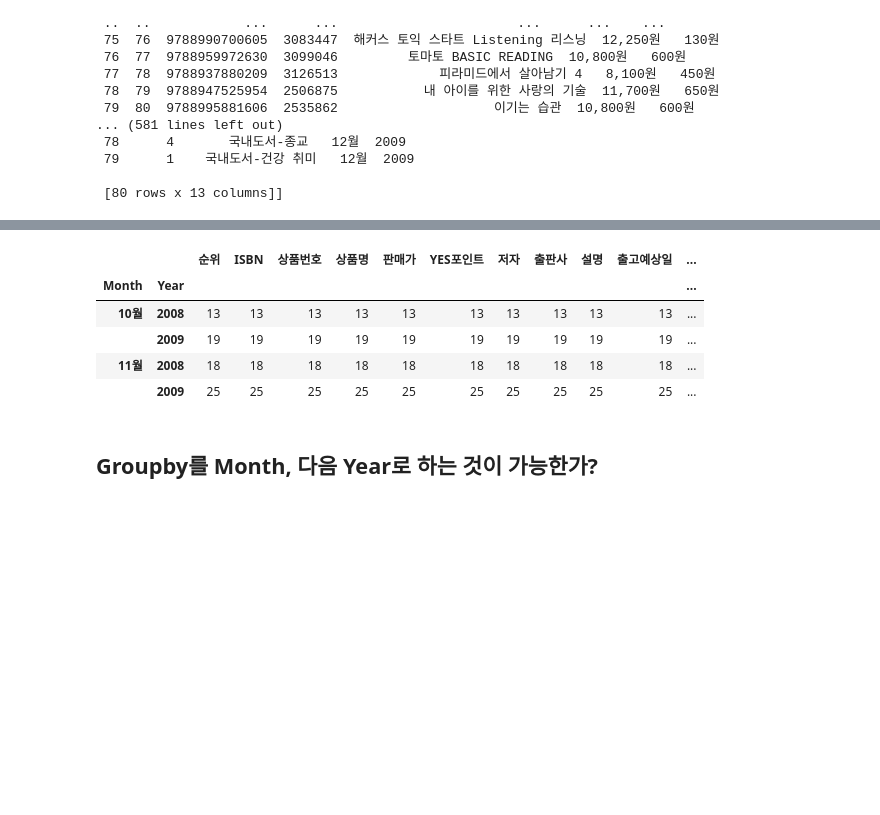
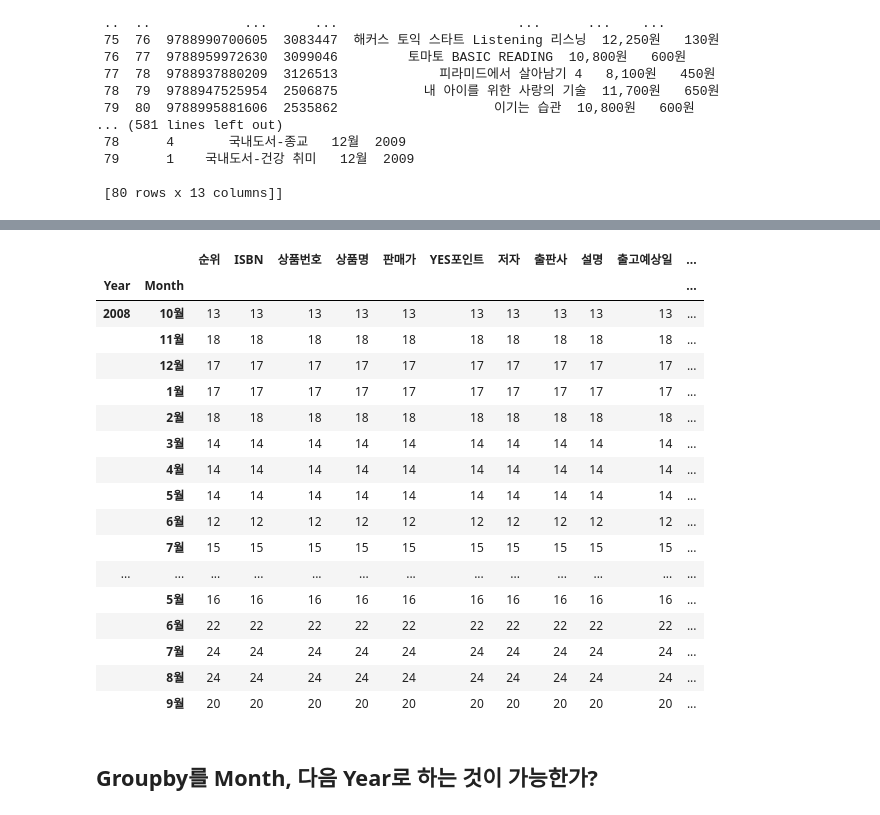
Before and after one commit to twg12/Bestseller-Analysis, a Jupyter notebook: Yes24 Bestseller/Total.ipynb, the cells around one changed output, grey strips where cells are left out. Drawn from its saved outputs; the diff is of its cells as text; code cells hidden in the pictures; blank space fills up the shorter version.

```diff
--- a/Yes24 Bestseller/Total.ipynb
+++ b/Yes24 Bestseller/Total.ipynb
@@ -193,8 +193,8 @@ List_2009
 
  [80 rows x 13 columns]]
 # %%
-Total = pd.concat([Yes24_2008, Yes24_2009], sort = False)
-Total.head(1)
+Two = pd.concat([Yes24_2008, Yes24_2009], sort = False)
+Two.head()
 # %% [output]
 |  | 순위 | ISBN | 상품번호 | 상품명 | 판매가 | YES포인트 | 저자 | 출판사 | 설명 | 출고예상일 | 관리분류 | ... |
 | 0 | 1 | 9.788984e+12 | 2742402 | 해리포터와 죽음의 성물 4 | 7,650원 | 420원 | J.K. 롤링/최인자 | 문학수첩 | 1997년부터 2007년까지, 무려 10년이라는 긴 시간 끝... | 4 | 국내도서-소설/시/희곡 | ... |
@@ -201,12 +205,24 @@ Total.head(1)
 # %%
-Total[Total["관리분류"] == '국내도서-소설/시/희곡'].groupby(['Month', 'Year']).count().head(4)
+Total[Total["관리분류"] == '국내도서-소설/시/희곡'].groupby(['Year', 'Month']).count()
 # %% [output]
 |  |  | 순위 | ISBN | 상품번호 | 상품명 | 판매가 | YES포인트 | 저자 | 출판사 | 설명 | 출고예상일 | ... |
-| Month | Year |  |  |  |  |  |  |  |  |  |  | ... |
-| 10월 | 2008 | 13 | 13 | 13 | 13 | 13 | 13 | 13 | 13 | 13 | 13 | ... |
-|  | 2009 | 19 | 19 | 19 | 19 | 19 | 19 | 19 | 19 | 19 | 19 | ... |
-| 11월 | 2008 | 18 | 18 | 18 | 18 | 18 | 18 | 18 | 18 | 18 | 18 | ... |
-|  | 2009 | 25 | 25 | 25 | 25 | 25 | 25 | 25 | 25 | 25 | 25 | ... |
+| Year | Month |  |  |  |  |  |  |  |  |  |  | ... |
+| 2008 | 10월 | 13 | 13 | 13 | 13 | 13 | 13 | 13 | 13 | 13 | 13 | ... |
+|  | 11월 | 18 | 18 | 18 | 18 | 18 | 18 | 18 | 18 | 18 | 18 | ... |
+|  | 12월 | 17 | 17 | 17 | 17 | 17 | 17 | 17 | 17 | 17 | 17 | ... |
+|  | 1월 | 17 | 17 | 17 | 17 | 17 | 17 | 17 | 17 | 17 | 17 | ... |
+|  | 2월 | 18 | 18 | 18 | 18 | 18 | 18 | 18 | 18 | 18 | 18 | ... |
+|  | 3월 | 14 | 14 | 14 | 14 | 14 | 14 | 14 | 14 | 14 | 14 | ... |
+|  | 4월 | 14 | 14 | 14 | 14 | 14 | 14 | 14 | 14 | 14 | 14 | ... |
+|  | 5월 | 14 | 14 | 14 | 14 | 14 | 14 | 14 | 14 | 14 | 14 | ... |
+|  | 6월 | 12 | 12 | 12 | 12 | 12 | 12 | 12 | 12 | 12 | 12 | ... |
+|  | 7월 | 15 | 15 | 15 | 15 | 15 | 15 | 15 | 15 | 15 | 15 | ... |
+| ... | ... | ... | ... | ... | ... | ... | ... | ... | ... | ... | ... | ... |
+|  | 5월 | 16 | 16 | 16 | 16 | 16 | 16 | 16 | 16 | 16 | 16 | ... |
+|  | 6월 | 22 | 22 | 22 | 22 | 22 | 22 | 22 | 22 | 22 | 22 | ... |
+|  | 7월 | 24 | 24 | 24 | 24 | 24 | 24 | 24 | 24 | 24 | 24 | ... |
+|  | 8월 | 24 | 24 | 24 | 24 | 24 | 24 | 24 | 24 | 24 | 24 | ... |
+|  | 9월 | 20 | 20 | 20 | 20 | 20 | 20 | 20 | 20 | 20 | 20 | ... |
 # %%
 Yes24_2009_table = Yes24_2009[Yes24_2009["관리분류"] == '국내도서-소설/시/희곡'].groupby('Month').count()
 # %% [markdown]
```
Also changed, not shown: parts of 18 cells of this notebook.
